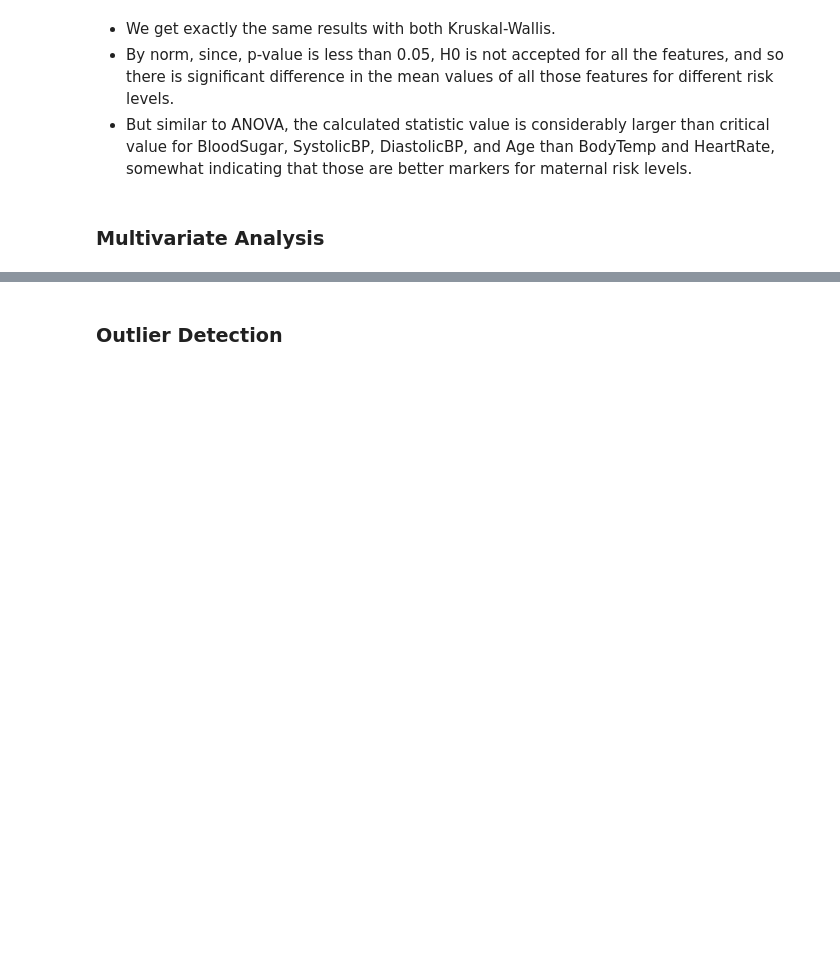
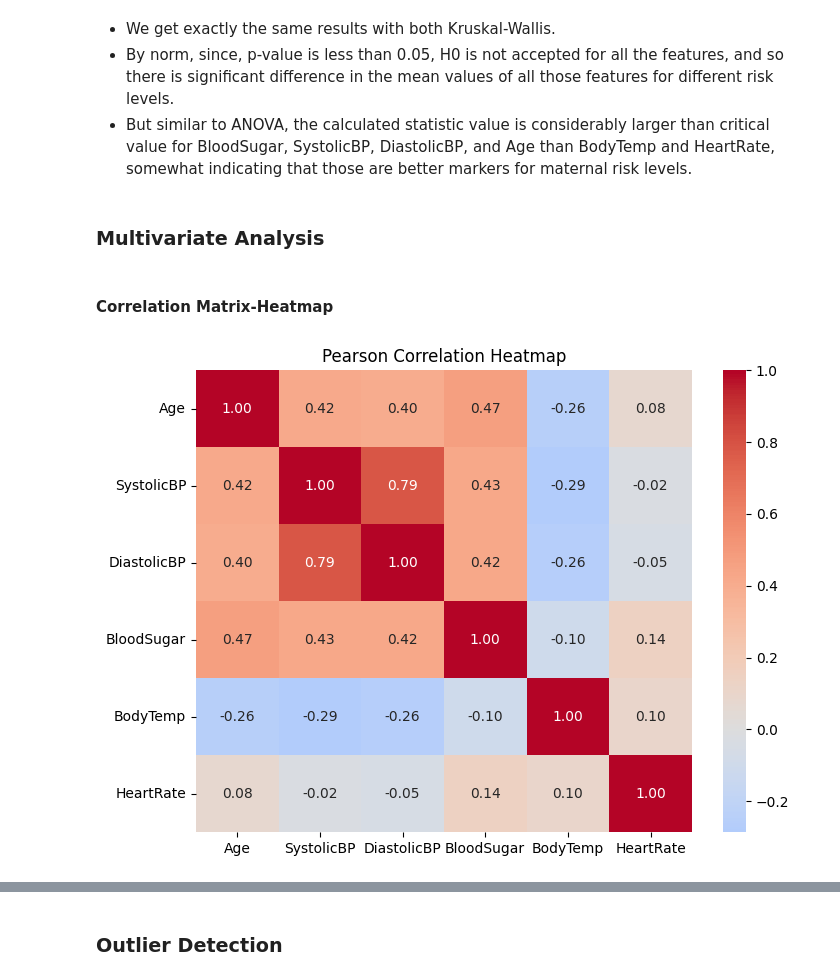
Before and after one commit to a-leena/maternal_health_risk, a Jupyter notebook: notebook/EDA.ipynb, the cells around one changed output, grey strips where cells are left out. Drawn from its saved outputs; the diff is of its cells as text; code cells hidden in the pictures; blank space fills up the shorter version.

Commit message:
correlation analysis

```diff
--- a/notebook/EDA.ipynb
+++ b/notebook/EDA.ipynb
@@ -344,3 +344,13 @@ HeartRate - Kruskal-Wallis: H_cal = 37.497, p-value = 0.00000
 * But similar to ANOVA, the calculated statistic value is considerably larger than critical value for BloodSugar, SystolicBP, DiastolicBP, and Age than BodyTemp and HeartRate, somewhat indicating that those are better markers for maternal risk levels.
 # %% [markdown]
 ### Multivariate Analysis
+# %% [markdown]
+#### Correlation Matrix-Heatmap
+# %%
+corr_pearson = data.drop(columns=['RiskLevel']).corr(method='pearson')
+plt.figure(figsize=(8,6))
+sns.heatmap(corr_pearson, annot=True, cmap='coolwarm', fmt=".2f", center=0.0)
+plt.title("Pearson Correlation Heatmap")
+plt.show()
+# %% [output]
+[figure, added]
```
Also changed, not shown: parts of 3 cells of this notebook.
